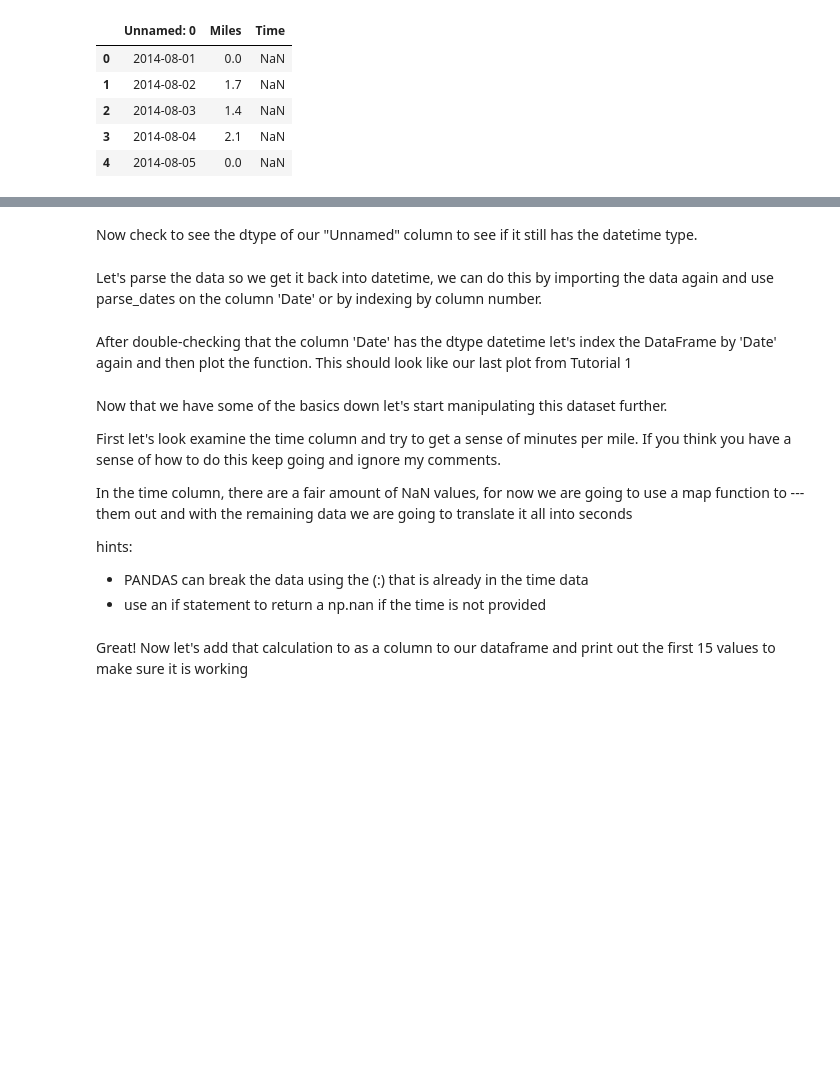
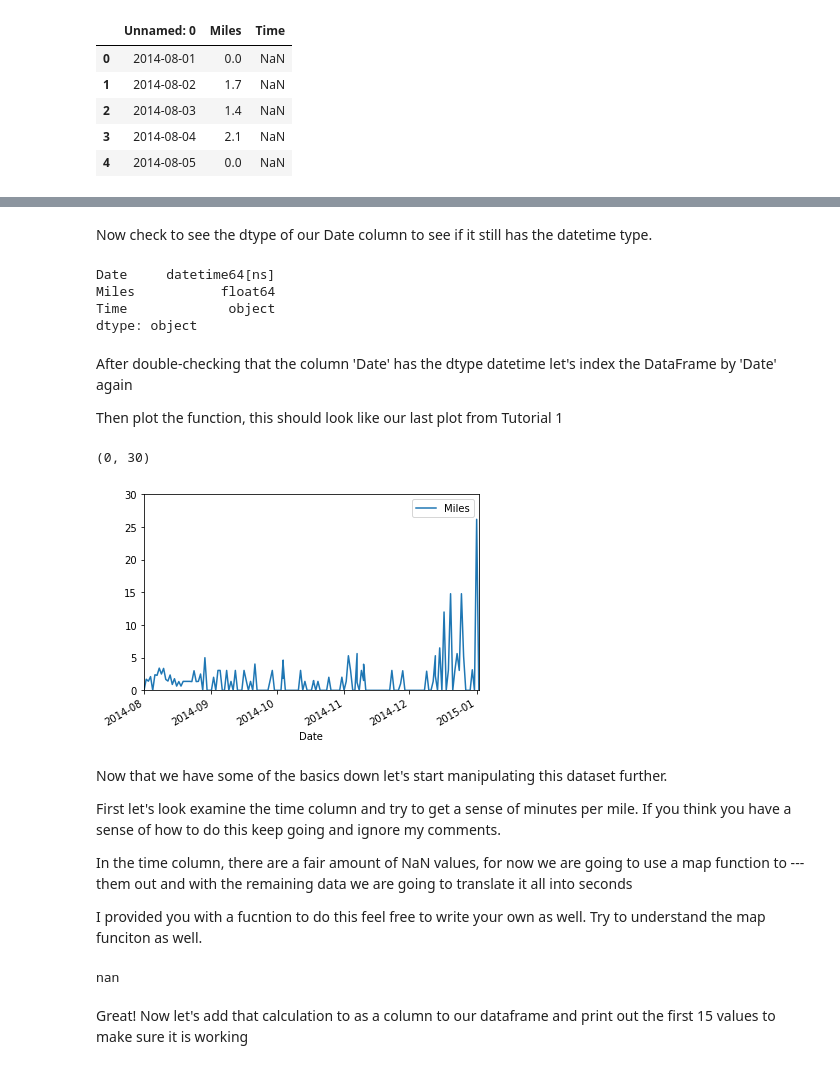
Before and after one commit to ContextLab/CDL-tutorials, a Jupyter notebook: Tutorial 2 - walkthrough.ipynb, the cells around one changed output, grey strips where cells are left out. Cells and saved outputs as stored; diff of their text form; code cells hidden in the pictures; blank space fills up the shorter version.

Commit message:
reworked tutorial 2

```diff
--- a/Tutorial 2 - walkthrough.ipynb
+++ b/Tutorial 2 - walkthrough.ipynb
@@ -20,0 +32,3 @@ As we can see the DataFrame hasn't imported the exact way we saved it. Let's fir
+# %%
+df = pd.read_csv('../PANDAS/data/date_fixed_running_data.csv', parse_dates=[0])
+df.head()
@@ -20,0 +49,4 @@ As we can see the DataFrame hasn't imported the exact way we saved it. Let's fir
+# %%
+col= ['Date', 'Miles', 'Time']
+df.columns= col
+df.head()
@@ -21,9 +60,27 @@ As we can see the DataFrame hasn't imported the exact way we saved it. Let's fir
+# %%
+#alternatively can change column name by doing:
+df.rename(columns={df.columns[0]:'Date'}, inplace=True)
 # %% [markdown]
-Now check to see the dtype of our "Unnamed" column to see if it still has the datetime type.
+Now check to see the dtype of our Date column to see if it still has the datetime type.
-# %% [markdown]
-Let's parse the data so we get it back into datetime, we can do this by importing the data again and use parse_dates on the column 'Date' or by indexing by column number.
+# %%
+df.dtypes
+# df['Date'].head()
+# %% [output]
+Date     datetime64[ns]
+Miles           float64
+Time             object
+dtype: object
 # %% [markdown]
-After double-checking that the column 'Date' has the dtype datetime let's index the DataFrame by 'Date' again and then plot the function. This should look like our last plot from Tutorial 1
+After double-checking that the column 'Date' has the dtype datetime let's index the DataFrame by 'Date' again
+
+Then plot the function, this should look like our last plot from Tutorial 1
+# %%
+df.set_index('Date', inplace=True)
+df.plot()
+plt.ylim((0,30))
+# %% [output]
+(0, 30)
+[figure, added]
 # %% [markdown]
 Now that we have some of the basics down let's start manipulating this dataset further.
 
@@ -31,8 +88,18 @@ First let's look examine the time column and try to get a sense of minutes per m
 
 In the time column, there are a fair amount of NaN values, for now we are going to use a map function to --- them out and with the remaining data we are going to translate it all into seconds
 
-hints:
-- PANDAS can break the data using the (:) that is already in the time data
-- use an if statement to return a np.nan if the time is not provided
+I provided you with a fucntion to do this feel free to write your own as well. Try to understand the map funciton as well.
+# %%
+time_general = df.Time[0]
+
+def total_seconds(time):
+    if time is np.nan:
+        return np.nan # if it's blank, keep it blank
+    hrs, mins, seconds = str(time).split(':')
+    seconds = int(seconds) + 60 * int(mins) + 60 * 60 * int(hrs)
+    return seconds
+print(total_seconds(time_general))
+# %% [output]
+nan
 # %% [markdown]
 Great! Now let's add that calculation to as a column to our dataframe and print out the first 15 values to make sure it is working
```
Also changed, not shown: parts of 19 cells of this notebook, 2 other files.
